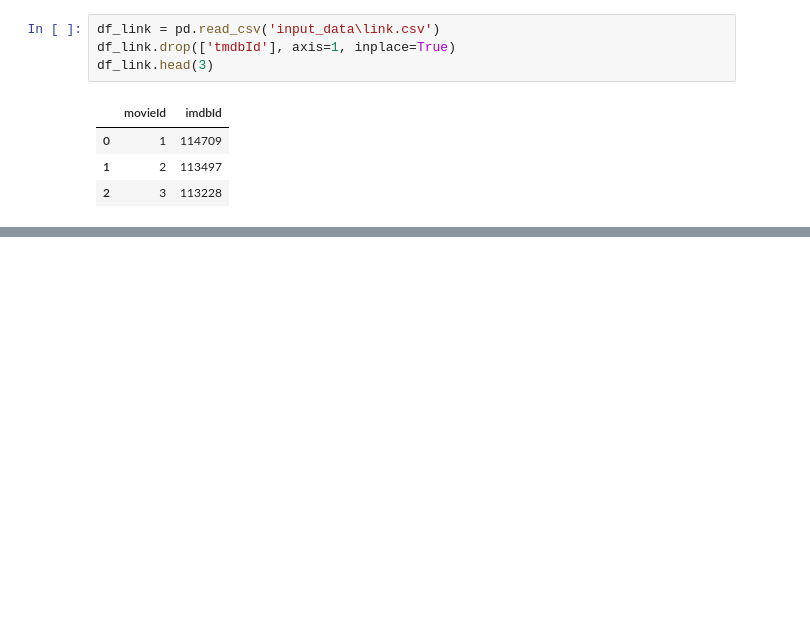
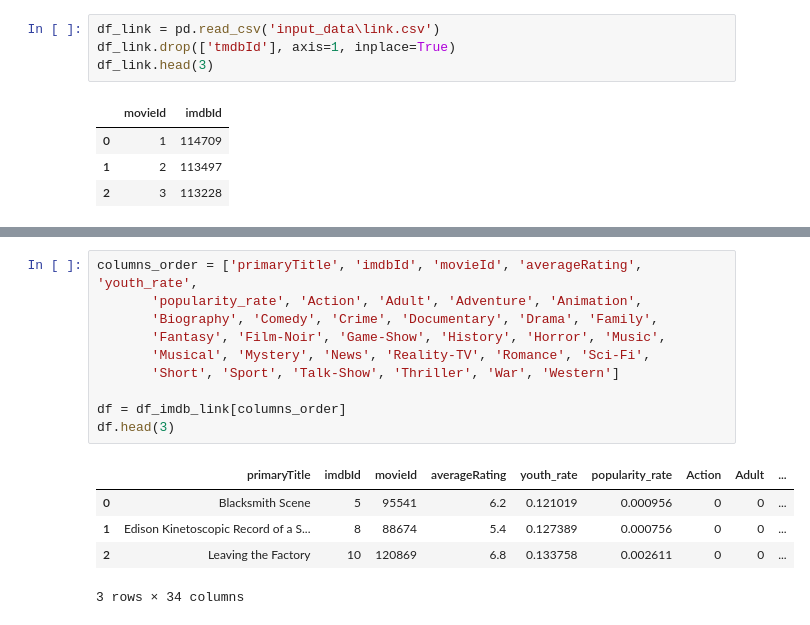
Before and after one commit to jcrigoni/grand_ml_project, a Jupyter notebook: deeper_search.ipynb, the cells around one changed output, grey strips where cells are left out. Drawn from its saved outputs; the diff is of its cells as text; blank space fills up the shorter version.

```diff
--- a/deeper_search.ipynb
+++ b/deeper_search.ipynb
@@ -45,0 +59,16 @@ Nombre de films dans Merge:  27212
+# %%
+columns_order = ['primaryTitle', 'imdbId', 'movieId', 'averageRating', 'youth_rate',
+       'popularity_rate', 'Action', 'Adult', 'Adventure', 'Animation',
+       'Biography', 'Comedy', 'Crime', 'Documentary', 'Drama', 'Family',
+       'Fantasy', 'Film-Noir', 'Game-Show', 'History', 'Horror', 'Music',
+       'Musical', 'Mystery', 'News', 'Reality-TV', 'Romance', 'Sci-Fi',
+       'Short', 'Sport', 'Talk-Show', 'Thriller', 'War', 'Western']
+
+df = df_imdb_link[columns_order]
+df.head(3)
+# %% [output]
+|  | primaryTitle | imdbId | movieId | averageRating | youth_rate | popularity_rate | Action | Adult | ... |
+| 0 | Blacksmith Scene | 5 | 95541 | 6.2 | 0.121019 | 0.000956 | 0 | 0 | ... |
+| 1 | Edison Kinetoscopic Record of a S... | 8 | 88674 | 5.4 | 0.127389 | 0.000756 | 0 | 0 | ... |
+| 2 | Leaving the Factory | 10 | 120869 | 6.8 | 0.133758 | 0.002611 | 0 | 0 | ... |
+3 rows × 34 columns
```
Also changed, not shown: parts of 16 cells of this notebook.
